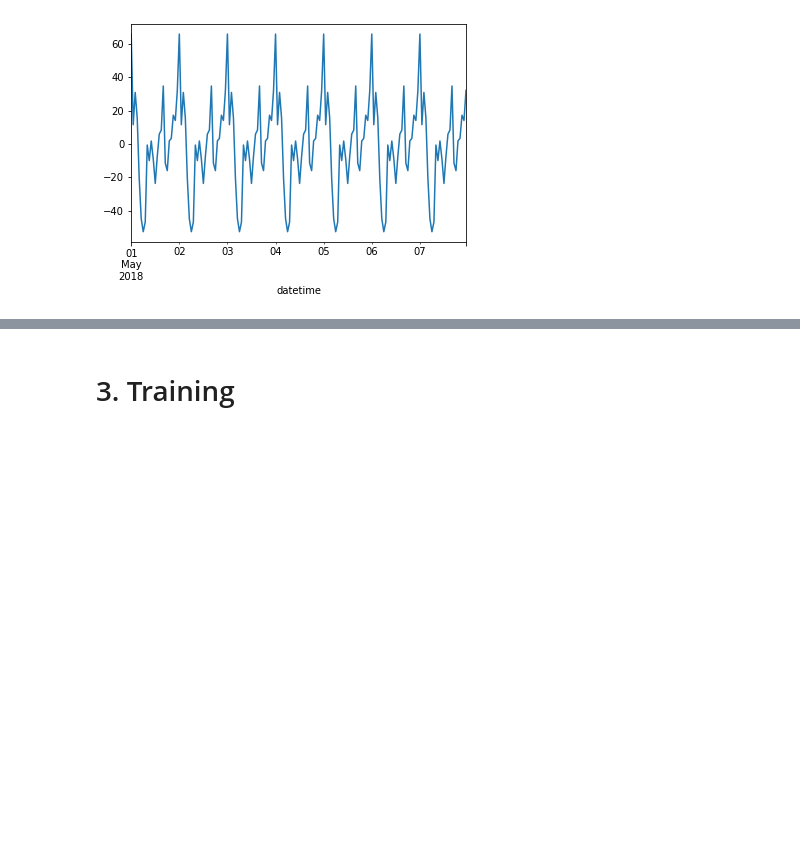
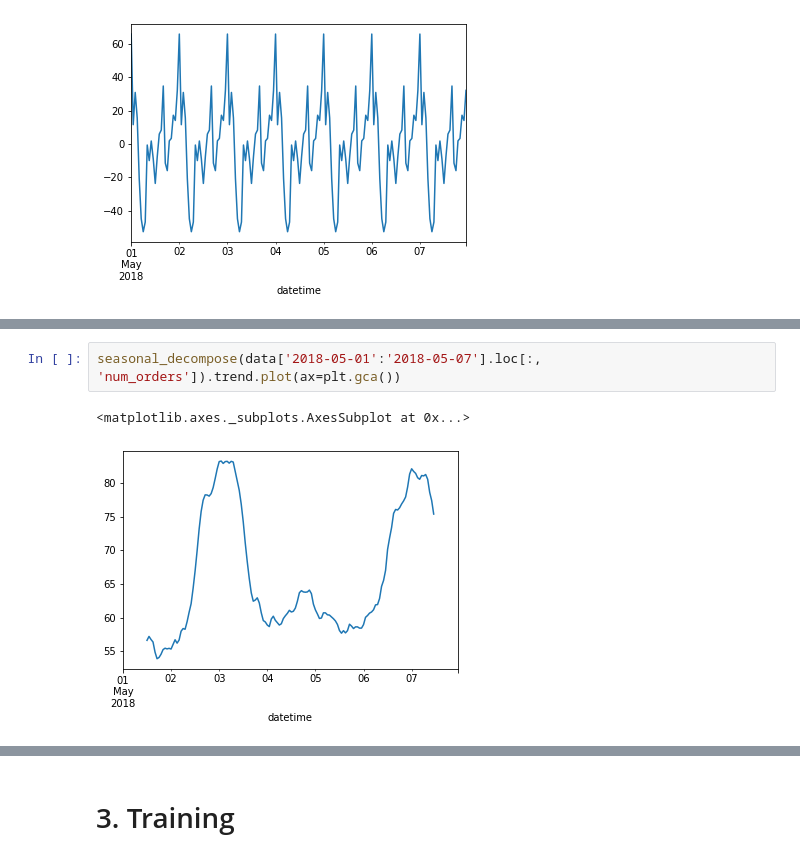
Before and after one commit to imvladikon/yandex-practicum, a Jupyter notebook: sprint13/sprint13.ipynb, the cells around one changed output, grey strips where cells are left out. Saved outputs shown, nothing was run; the diff lists cells and outputs as text; blank space fills up the shorter version.

```diff
--- a/sprint13/sprint13.ipynb
+++ b/sprint13/sprint13.ipynb
@@ -290,0 +356,5 @@ seasonal_decompose(data['2018-05-01':'2018-05-07'].loc[:, 'num_orders']).seasona
+# %%
+seasonal_decompose(data['2018-05-01':'2018-05-07'].loc[:, 'num_orders']).trend.plot(ax=plt.gca())
+# %% [output]
+<matplotlib.axes._subplots.AxesSubplot at 0x...>
+[figure, added]
```
Also changed, not shown: parts of 48 cells of this notebook, 2 other files.
